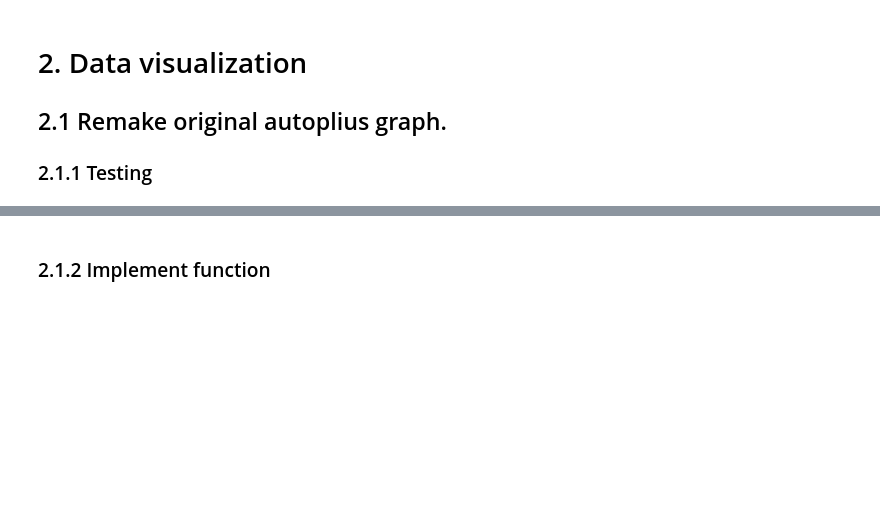
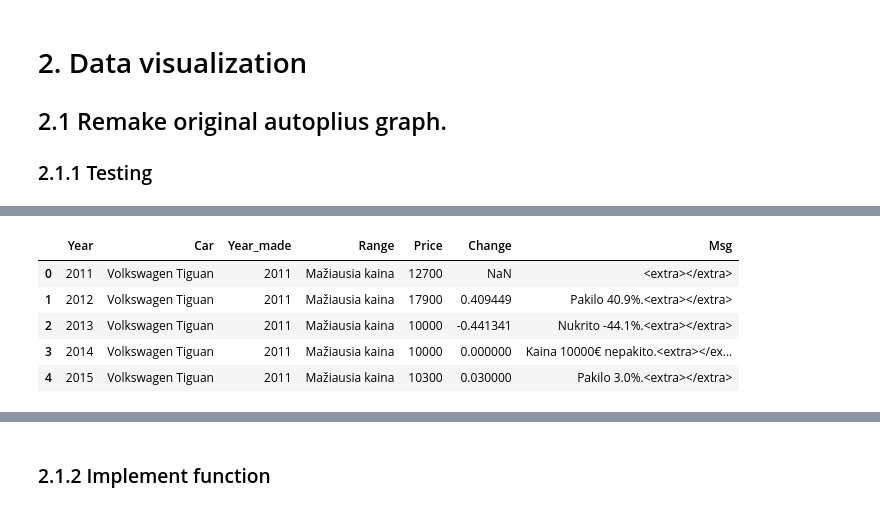
Before and after one commit to TK-Problem/autoplius-car-depretiation-dashboard, a Jupyter notebook: Notebooks/data_analysis.ipynb, the cells around one changed output, grey strips where cells are left out. Cells and saved outputs as stored; diff of their text form; code cells hidden in the pictures; blank space fills up the shorter version.

```diff
--- a/Notebooks/data_analysis.ipynb
+++ b/Notebooks/data_analysis.ipynb
@@ -6,7 +7,7 @@ import plotly.express as px
 # %% [markdown]
 # 1. Load data
 # %%
-url = 'https://www.dropbox.com/s/vchq22gnkb28mxq/0_all_deval_prices.csv?dl=1'
+url = 'https://www.dropbox.com/s/06dpd184dig2jcp/0_all_deval_prices.csv?dl=1'
 df = pd.read_csv(url)
 df.head()
 # %% [output]
@@ -88,15 +70,0 @@ df_plot.head()
-# %%
-def format_msg(row, min_year=2011):
-    if row['Year'] == min_year:
-        return f"{row['Range']} buvo {row['Price']}€."
-    else:
-        if row['Change'] > 0:
-            return f"{row['Range']} {row['Price']}€ pakilo {row['Change']*100:.1f}%."
-        elif row['Change'] < 0:
-            return f"{row['Range']} {row['Price']}€ nukrito {row['Change']*100:.1f}%."
-        else:
-            return f"Kaina {row['Price']}€ nepakito."
-
-df_plot['Change'] = df_plot.Price / df_plot.Price.shift(1) - 1
-df_plot['Msg'] = df_plot.apply(format_msg, axis=1)
-df_plot.head()
@@ -110,3 +94,25 @@ df_plot.head()
+# %%
+def format_msg(row, min_year=2011):
+    if row['Year'] == min_year:
+        return f"<extra></extra>"
+    else:
+        if row['Change'] > 0:
+            return f"Pakilo {row['Change']*100:.1f}%." + '<extra></extra>'
+        elif row['Change'] < 0:
+            return f"Nukrito {row['Change']*100:.1f}%." + '<extra></extra>'
+        else:
+            return f"Kaina {row['Price']}€ nepakito." + '<extra></extra>'
+
+df_plot['Change'] = df_plot.Price / df_plot.Price.shift(1) - 1
+df_plot['Msg'] = df_plot.apply(format_msg, axis=1)
+df_plot.head()
+# %% [output]
+|  | Year | Car | Year_made | Range | Price | Change | Msg |
+| 0 | 2011 | Volkswagen Tiguan | 2011 | Mažiausia kaina | 12700 | NaN | <extra></extra> |
+| 1 | 2012 | Volkswagen Tiguan | 2011 | Mažiausia kaina | 17900 | 0.409449 | Pakilo 40.9%.<extra></extra> |
+| 2 | 2013 | Volkswagen Tiguan | 2011 | Mažiausia kaina | 10000 | -0.441341 | Nukrito -44.1%.<extra></extra> |
+| 3 | 2014 | Volkswagen Tiguan | 2011 | Mažiausia kaina | 10000 | 0.000000 | Kaina 10000€ nepakito.<extra></ex... |
+| 4 | 2015 | Volkswagen Tiguan | 2011 | Mažiausia kaina | 10300 | 0.030000 | Pakilo 3.0%.<extra></extra> |
 # %%
 fig = px.line(df_plot, x="Year", y="Price", color='Range', hover_data=['Msg', 'Range'],
               labels={'Price': 'Kaina (€)', 'Year': 'Metai'})
```
Also changed, not shown: parts of 10 cells of this notebook.
